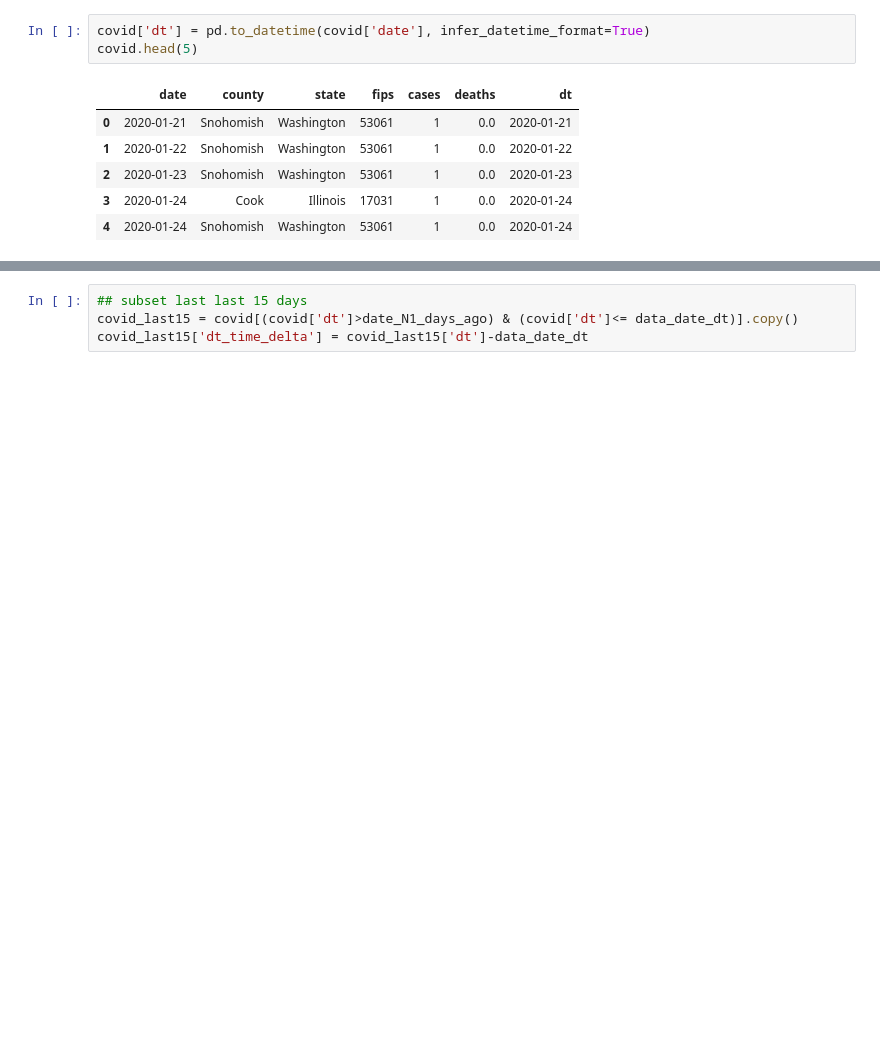
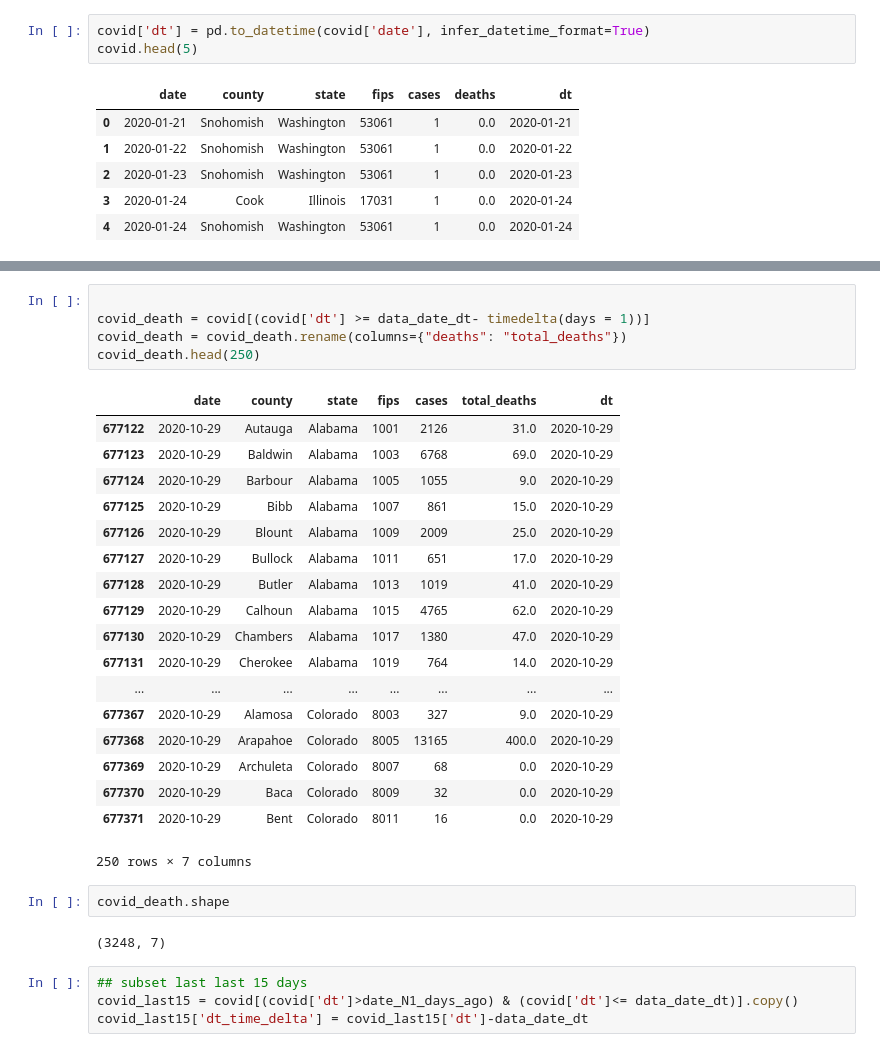
Before and after one commit to CenterForSpatialResearch/newpoliticsofcare_analysis, a Jupyter notebook: Community_Health_Workers_Proportional_Allocation.ipynb, the cells around one changed output, grey strips where cells are left out. Drawn from its saved outputs; the diff is of its cells as text; blank space fills up the shorter version.

```diff
--- a/Community_Health_Workers_Proportional_Allocation.ipynb
+++ b/Community_Health_Workers_Proportional_Allocation.ipynb
@@ -473,3 +477,31 @@ covid.head(5)
+# %%
+
+covid_death = covid[(covid['dt'] >= data_date_dt- timedelta(days = 1))]
+covid_death = covid_death.rename(columns={"deaths": "total_deaths"})
+covid_death.head(250)
+# %% [output]
+|  | date | county | state | fips | cases | total_deaths | dt |
+| 677122 | 2020-10-29 | Autauga | Alabama | 1001 | 2126 | 31.0 | 2020-10-29 |
+| 677123 | 2020-10-29 | Baldwin | Alabama | 1003 | 6768 | 69.0 | 2020-10-29 |
+| 677124 | 2020-10-29 | Barbour | Alabama | 1005 | 1055 | 9.0 | 2020-10-29 |
+| 677125 | 2020-10-29 | Bibb | Alabama | 1007 | 861 | 15.0 | 2020-10-29 |
+| 677126 | 2020-10-29 | Blount | Alabama | 1009 | 2009 | 25.0 | 2020-10-29 |
+| 677127 | 2020-10-29 | Bullock | Alabama | 1011 | 651 | 17.0 | 2020-10-29 |
+| 677128 | 2020-10-29 | Butler | Alabama | 1013 | 1019 | 41.0 | 2020-10-29 |
+| 677129 | 2020-10-29 | Calhoun | Alabama | 1015 | 4765 | 62.0 | 2020-10-29 |
+| 677130 | 2020-10-29 | Chambers | Alabama | 1017 | 1380 | 47.0 | 2020-10-29 |
+| 677131 | 2020-10-29 | Cherokee | Alabama | 1019 | 764 | 14.0 | 2020-10-29 |
+| ... | ... | ... | ... | ... | ... | ... | ... |
+| 677367 | 2020-10-29 | Alamosa | Colorado | 8003 | 327 | 9.0 | 2020-10-29 |
+| 677368 | 2020-10-29 | Arapahoe | Colorado | 8005 | 13165 | 400.0 | 2020-10-29 |
+| 677369 | 2020-10-29 | Archuleta | Colorado | 8007 | 68 | 0.0 | 2020-10-29 |
+| 677370 | 2020-10-29 | Baca | Colorado | 8009 | 32 | 0.0 | 2020-10-29 |
+| 677371 | 2020-10-29 | Bent | Colorado | 8011 | 16 | 0.0 | 2020-10-29 |
+250 rows × 7 columns
+# %%
+covid_death.shape
+# %% [output]
+(3248, 7)
 # %%
 ## subset last last 15 days
 covid_last15 = covid[(covid['dt']>date_N1_days_ago) & (covid['dt']<= data_date_dt)].copy()
```
Also changed, not shown: parts of 15 cells of this notebook, 3 other files.
